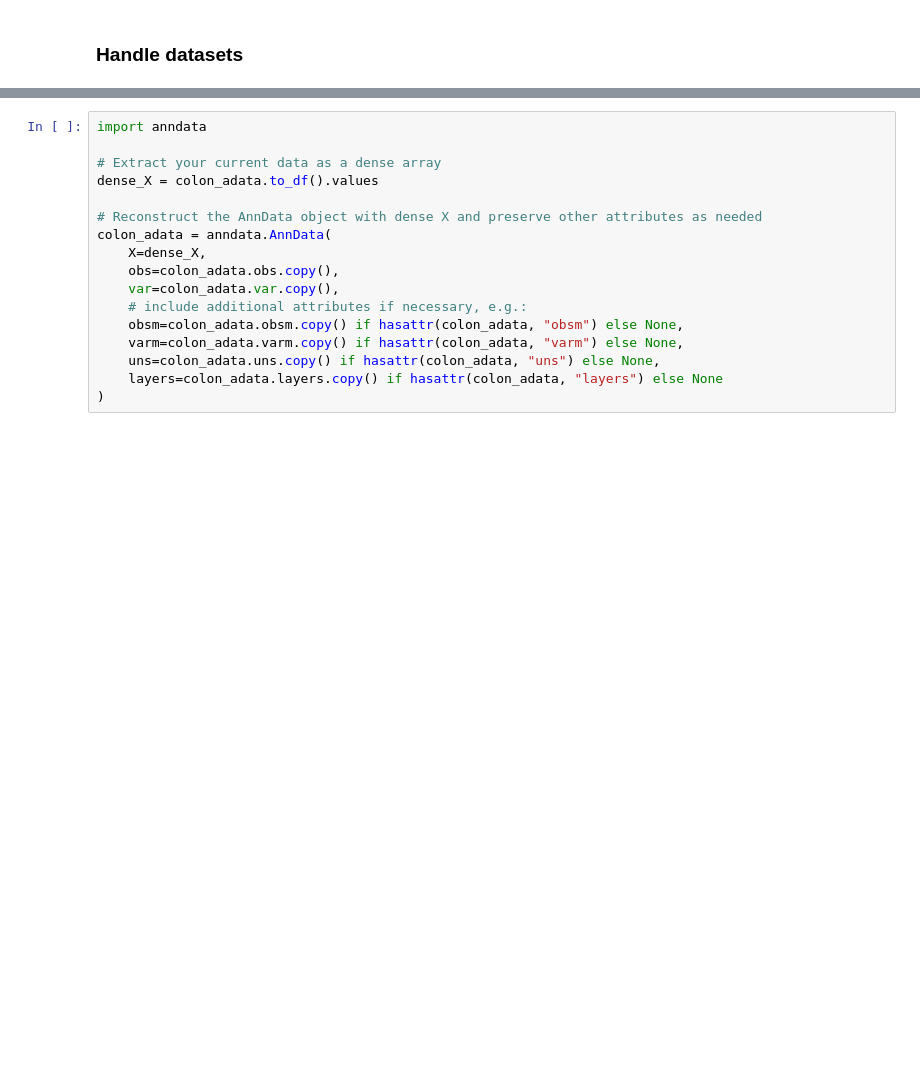
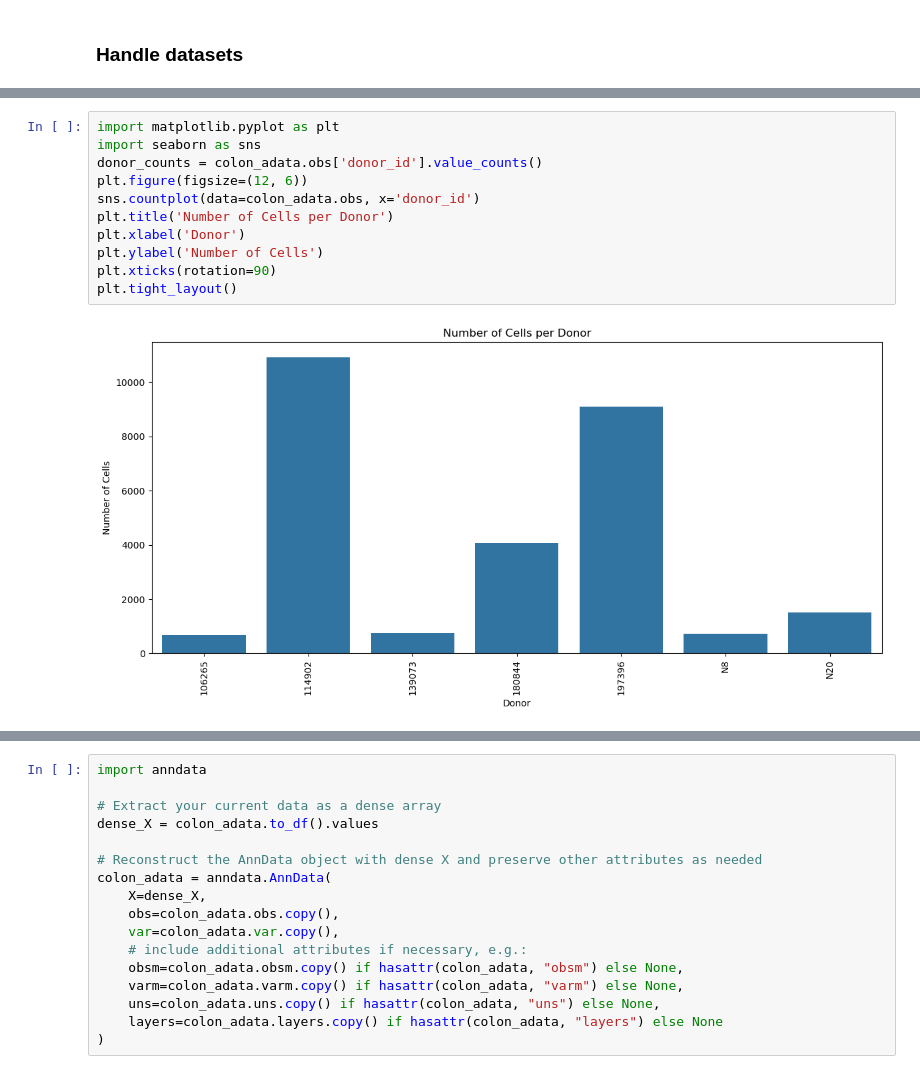
Before and after one commit to Maorb23/scGPT-niche, a Jupyter notebook: crohn_disease.ipynb, the cells around one changed output, grey strips where cells are left out. Saved outputs shown, nothing was run; the diff lists cells and outputs as text; blank space fills up the shorter version.

```diff
--- a/crohn_disease.ipynb
+++ b/crohn_disease.ipynb
@@ -107,0 +393,13 @@ colon_adata = disease_adata[colon_index, :]
+# %%
+import matplotlib.pyplot as plt
+import seaborn as sns
+donor_counts = colon_adata.obs['donor_id'].value_counts()
+plt.figure(figsize=(12, 6))
+sns.countplot(data=colon_adata.obs, x='donor_id')
+plt.title('Number of Cells per Donor')
+plt.xlabel('Donor')
+plt.ylabel('Number of Cells')
+plt.xticks(rotation=90)
+plt.tight_layout()
+# %% [output]
+[figure, added]
```
Also changed, not shown: parts of 23 cells of this notebook, 11 other files.
